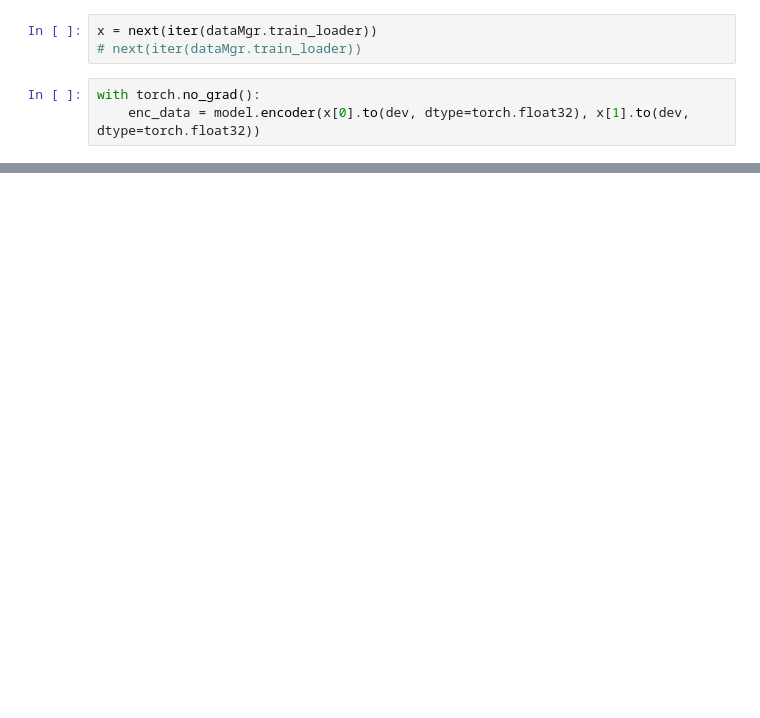
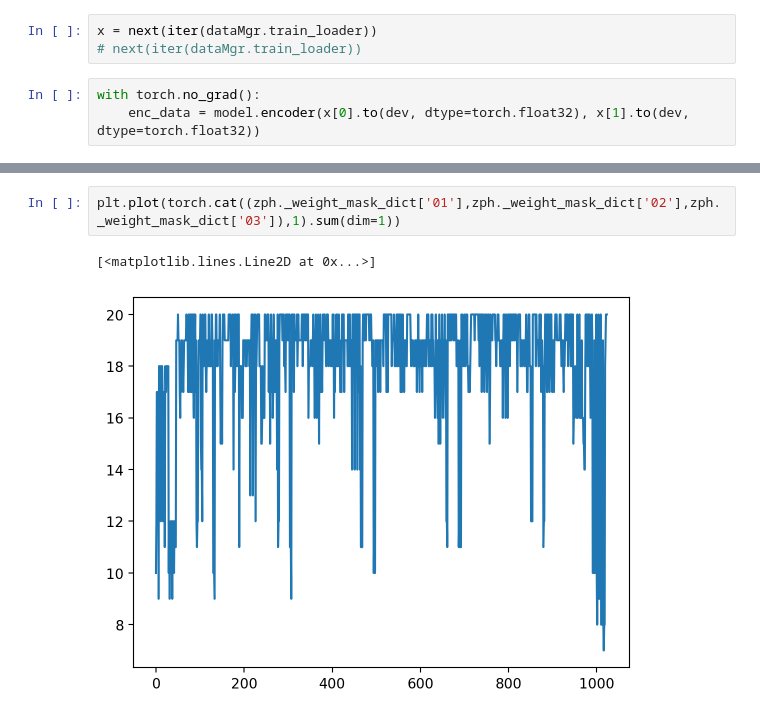
Before and after one commit to QaloSim/CaloQuVAE, a Jupyter notebook: nb.ipynb, the cells around one changed output, grey strips where cells are left out. Saved outputs shown, nothing was run; the diff lists cells and outputs as text; blank space fills up the shorter version.

```diff
--- a/nb.ipynb
+++ b/nb.ipynb
@@ -77,0 +161,5 @@ True
+# %%
+plt.plot(torch.cat((zph._weight_mask_dict['01'],zph._weight_mask_dict['02'],zph._weight_mask_dict['03']),1).sum(dim=1))
+# %% [output]
+[<matplotlib.lines.Line2D at 0x...>]
+[figure, added]
```
Also changed, not shown: parts of 30 cells of this notebook, 3 other files.
